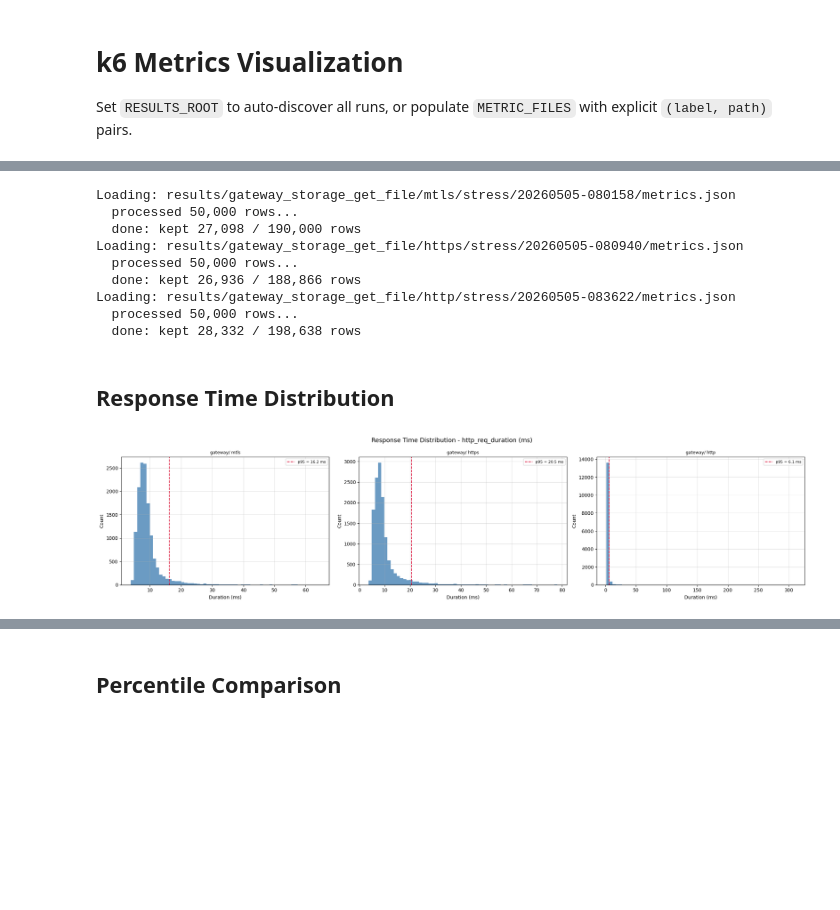
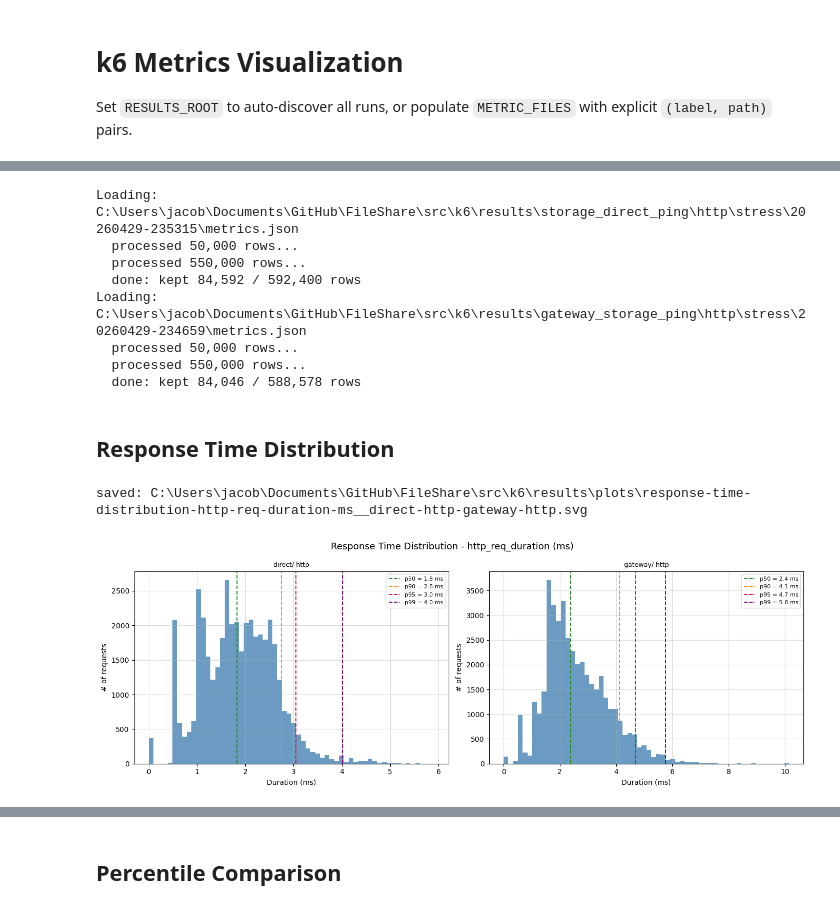
Before and after one commit to JacobDNielsen/FileShare, a Jupyter notebook: src/k6/notebooks/metrics_visualization.ipynb, the cells around one changed output, grey strips where cells are left out. Cells and saved outputs as stored; diff of their text form; code cells hidden in the pictures; blank space fills up the shorter version.

```diff
--- a/src/k6/notebooks/metrics_visualization.ipynb
+++ b/src/k6/notebooks/metrics_visualization.ipynb
@@ -13,5 +14,6 @@ plt.rcParams["figure.figsize"] = (12, 5)
 plt.rcParams["axes.grid"] = True
 plt.rcParams["grid.alpha"] = 0.4
 # %%
-RESULTS_ROOT = "results"
+BASE_DIR = Path.cwd().resolve().parent
+RESULTS_ROOT = BASE_DIR / "results"
 METRIC_FILES = []  # [(label, path), ...] - overrides auto-discovery
@@ -81,20 +112,21 @@ else:
 TARGET_METRICS = ["http_req_duration","http_reqs"]
 
 runs = {
-    "gateway/ mtls":  load_metrics("results/gateway_storage_get_file/mtls/stress/20260505-080158/metrics.json", TARGET_METRICS, "gateway / mtls",5),
-    "gateway/ https":  load_metrics("results/gateway_storage_get_file/https/stress/20260505-080940/metrics.json", TARGET_METRICS, "gateway / https",5),
-    "gateway/ http":  load_metrics("results/gateway_storage_get_file/http/stress/20260505-083622/metrics.json", TARGET_METRICS, "gateway / http",5),
+    "direct/ http":  load_metrics(RESULTS_ROOT / "storage_direct_ping/http/stress/20260429-235315/metrics.json", TARGET_METRICS, "direct / http",1),
+    "gateway/ http":  load_metrics(RESULTS_ROOT / "gateway_storage_ping/http/stress/20260429-234659/metrics.json", TARGET_METRICS, "gateway / http",1),
+
+    ##"direct/ https":  load_metrics(RESULTS_ROOT / "storage_direct_ping/https/stress/20260430-000726/metrics.json", TARGET_METRICS, "direct / https",1),
+    ##"gateway/ https":  load_metrics(RESULTS_ROOT / "gateway_storage_ping/https/stress/20260429-235841/metrics.json", TARGET_METRICS, "gateway / https",1),
 }
 # %% [output]
-Loading: results/gateway_storage_get_file/mtls/stress/20260505-080158/metrics.json
+Loading: C:\Users\jacob\Documents\GitHub\FileShare\src\k6\results\storage_direct_ping\http\stress\20260429-235315\metrics.json
   processed 50,000 rows...
-  done: kept 27,098 / 190,000 rows
-Loading: results/gateway_storage_get_file/https/stress/20260505-080940/metrics.json
+  processed 550,000 rows...
+  done: kept 84,592 / 592,400 rows
+Loading: C:\Users\jacob\Documents\GitHub\FileShare\src\k6\results\gateway_storage_ping\http\stress\20260429-234659\metrics.json
   processed 50,000 rows...
-  done: kept 26,936 / 188,866 rows
-Loading: results/gateway_storage_get_file/http/stress/20260505-083622/metrics.json
-  processed 50,000 rows...
-  done: kept 28,332 / 198,638 rows
+  processed 550,000 rows...
+  done: kept 84,046 / 588,578 rows
 # %%
 def get_metric(df, name):
     return df[df["metric"] == name].copy()
@@ -108,22 +140,37 @@ direct_runs = {k: v for k, v in runs.items() if k.startswith("direct")}
 # %%
 n = max(1, len(runs))
 fig, axes = plt.subplots(1, n, figsize=(7 * n, 5), squeeze=False)
 fig.suptitle("Response Time Distribution - http_req_duration (ms)", fontsize=13)
+
+# Define the percentiles and their line colors
+percentile_styles = {
+    50: "forestgreen",
+    90: "darkorange",
+    95: "crimson",
+    99: "purple"
+}
 
 for ax, (label, df) in zip(axes[0], runs.items()):
     dur = get_metric(df, "http_req_duration")["value"].dropna()
     if dur.empty:
         ax.set_title(f"{label}\n(no data)")
         continue
-    p95 = np.percentile(dur, 95)
+
     ax.hist(dur, bins=60, edgecolor="none", color="steelblue", alpha=0.8)
-    ax.axvline(p95, color="crimson", linestyle="--", linewidth=1.4, label=f"p95 = {p95:.1f} ms")
+
+    # Calculate and plot all percentiles
+    for p, color in percentile_styles.items():
+        val = np.percentile(dur, p)
+        ax.axvline(val, color=color, linestyle="--", linewidth=1.4, label=f"p{p} = {val:.1f} ms")
+
     ax.set_xlabel("Duration (ms)")
-    ax.set_ylabel("Count")
+    ax.set_ylabel("# of requests")
     ax.set_title(label, fontsize=9)
     ax.legend(fontsize=8)
 
 plt.tight_layout()
+save_svg(fig, "Response Time Distribution - http_req_duration (ms)", labels=runs.keys())
 plt.show()
 # %% [output]
+saved: C:\Users\jacob\Documents\GitHub\FileShare\src\k6\results\plots\response-time-distribution-http-req-duration-ms__direct-http-gateway-http.svg
-[figure, old version]
+[figure, new version]
```
Also changed, not shown: parts of 16 cells of this notebook.
